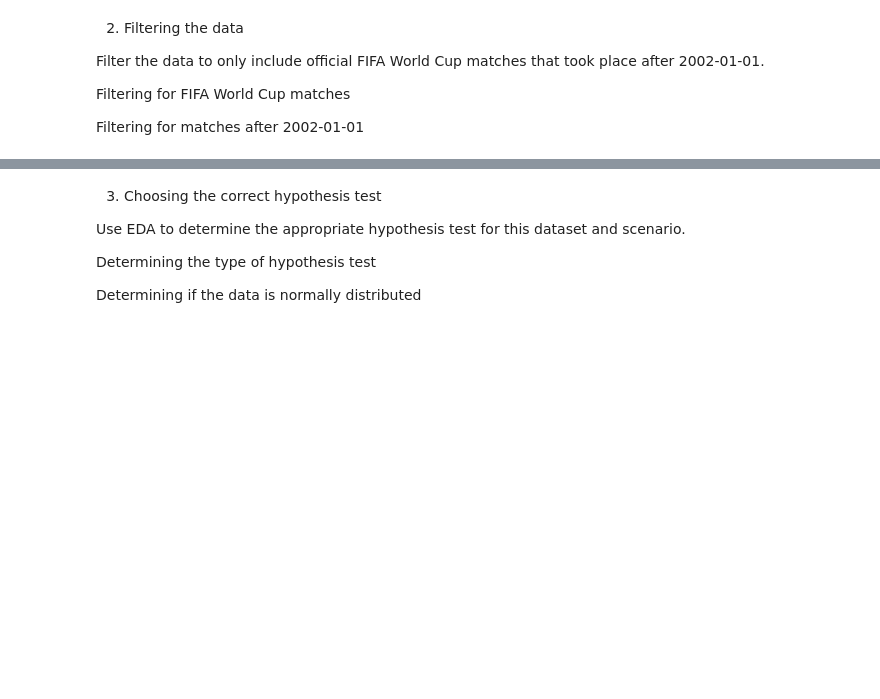
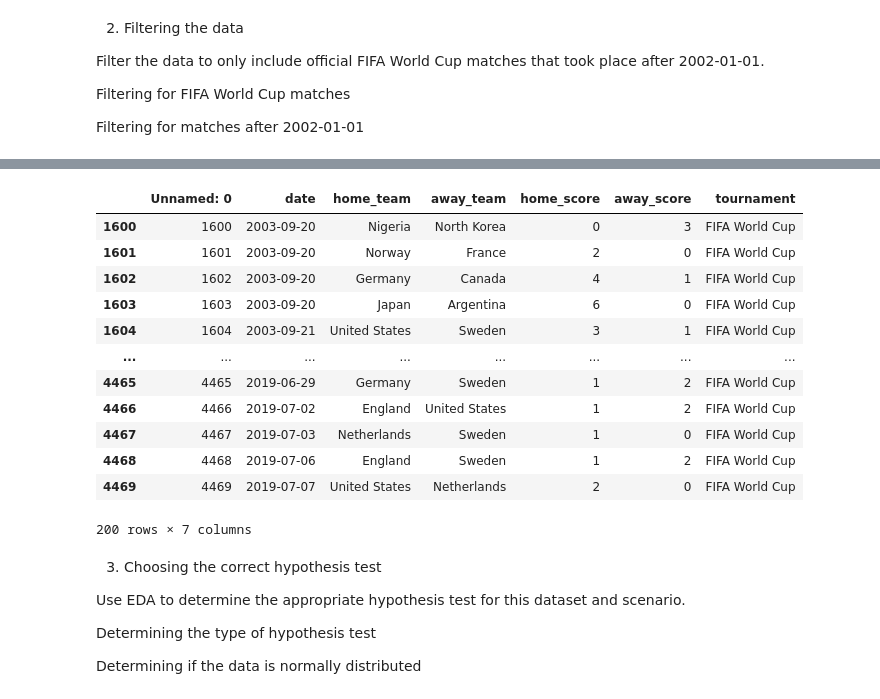
Before and after one commit to tnphat203/Phan-Tich-Du-Lieu-1, a Jupyter notebook: Attendance/TranNgocPhat0_21114201_30-03-2024.ipynb, the cells around one changed output, grey strips where cells are left out. Saved outputs shown, nothing was run; the diff lists cells and outputs as text; code cells hidden in the pictures; blank space fills up the shorter version.

```diff
--- a/Attendance/TranNgocPhat0_21114201_30-03-2024.ipynb
+++ b/Attendance/TranNgocPhat0_21114201_30-03-2024.ipynb
@@ -212,3 +221,21 @@ world_cup_woman_df = result_women_df[result_men_df['tournament'] == 'FIFA World
+# %%
+result_women_df['date'] = pd.to_datetime(result_women_df['date'])
+result_women_df_WC = result_women_df[(result_women_df['tournament'] == 'FIFA World Cup') & (result_women_df['date'] > '2002-01-01')]
+result_women_df_WC
+# %% [output]
+|  | Unnamed: 0 | date | home_team | away_team | home_score | away_score | tournament |
+| 1600 | 1600 | 2003-09-20 | Nigeria | North Korea | 0 | 3 | FIFA World Cup |
+| 1601 | 1601 | 2003-09-20 | Norway | France | 2 | 0 | FIFA World Cup |
+| 1602 | 1602 | 2003-09-20 | Germany | Canada | 4 | 1 | FIFA World Cup |
+| 1603 | 1603 | 2003-09-20 | Japan | Argentina | 6 | 0 | FIFA World Cup |
+| 1604 | 1604 | 2003-09-21 | United States | Sweden | 3 | 1 | FIFA World Cup |
+| ... | ... | ... | ... | ... | ... | ... | ... |
+| 4465 | 4465 | 2019-06-29 | Germany | Sweden | 1 | 2 | FIFA World Cup |
+| 4466 | 4466 | 2019-07-02 | England | United States | 1 | 2 | FIFA World Cup |
+| 4467 | 4467 | 2019-07-03 | Netherlands | Sweden | 1 | 0 | FIFA World Cup |
+| 4468 | 4468 | 2019-07-06 | England | Sweden | 1 | 2 | FIFA World Cup |
+| 4469 | 4469 | 2019-07-07 | United States | Netherlands | 2 | 0 | FIFA World Cup |
+200 rows × 7 columns
 # %% [markdown]
 3. Choosing the correct hypothesis test
 
```
Also changed, not shown: parts of 2 cells of this notebook, 2 other files.
